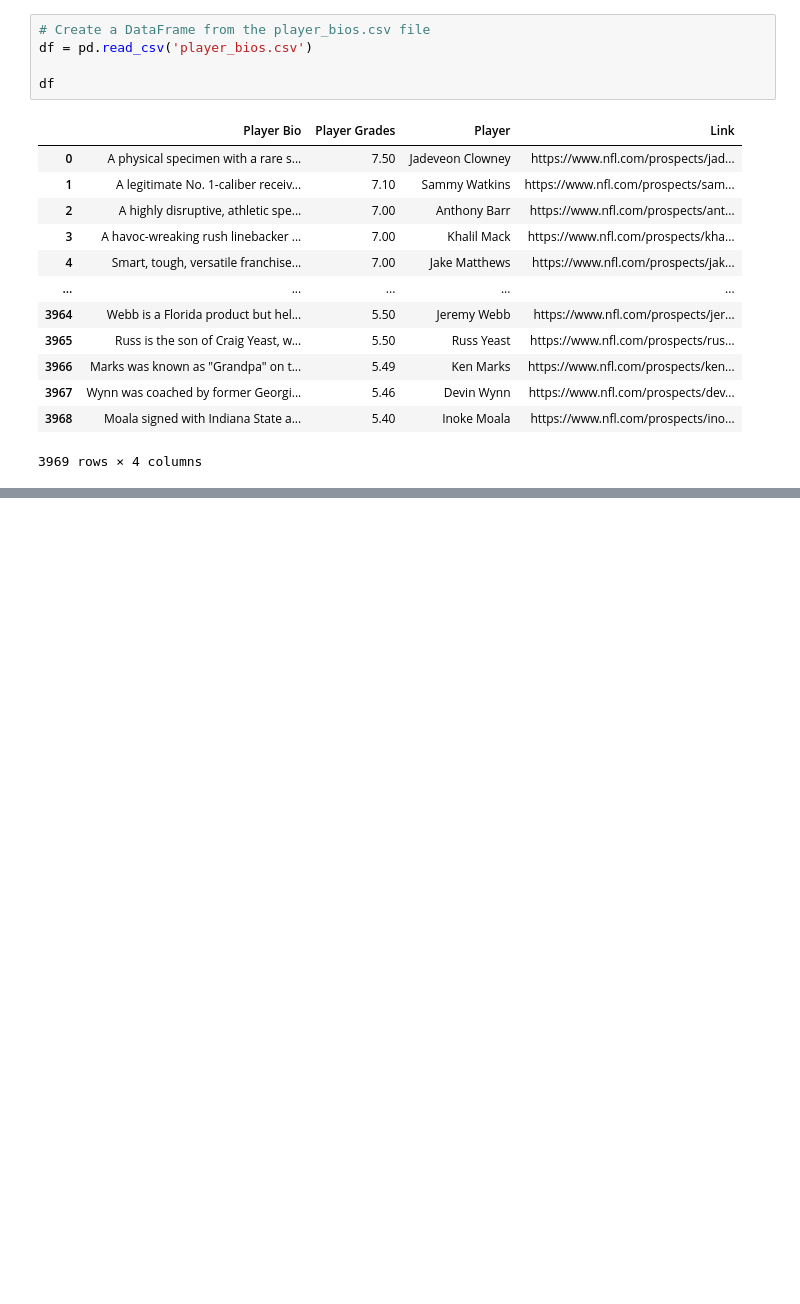
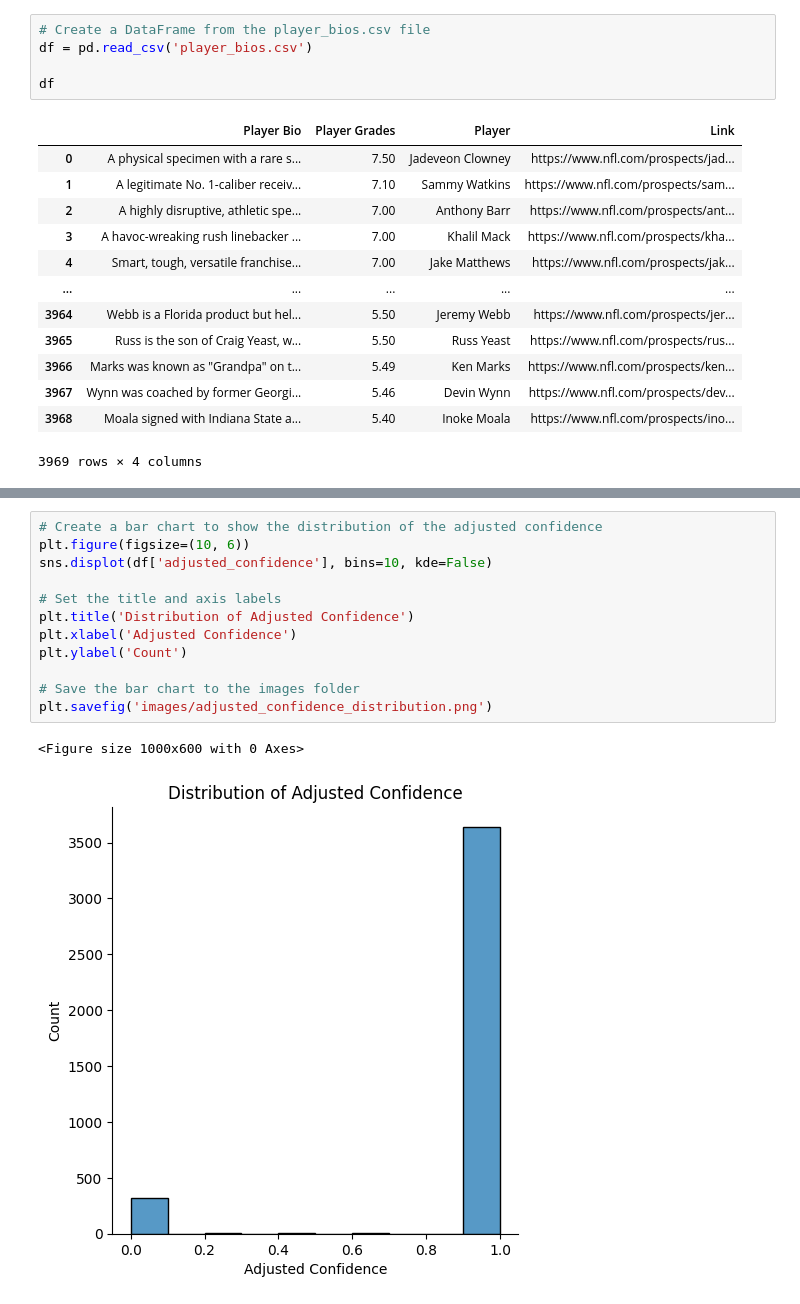
Before and after one commit to tbryan2/nfl-prospects-nlp, a Jupyter notebook: transformer.ipynb, the cells around one changed output, grey strips where cells are left out. Cells and saved outputs as stored; diff of their text form; blank space fills up the shorter version.

```diff
--- a/transformer.ipynb
+++ b/transformer.ipynb
@@ -61,0 +118,15 @@ df
+# %%
+# Create a bar chart to show the distribution of the adjusted confidence
+plt.figure(figsize=(10, 6))
+sns.displot(df['adjusted_confidence'], bins=10, kde=False)
+
+# Set the title and axis labels
+plt.title('Distribution of Adjusted Confidence')
+plt.xlabel('Adjusted Confidence')
+plt.ylabel('Count')
+
+# Save the bar chart to the images folder
+plt.savefig('images/adjusted_confidence_distribution.png')
+# %% [output]
+<Figure size 1000x600 with 0 Axes>
+[figure, added]
```
Also changed, not shown: parts of 7 cells of this notebook, 3 other files.
